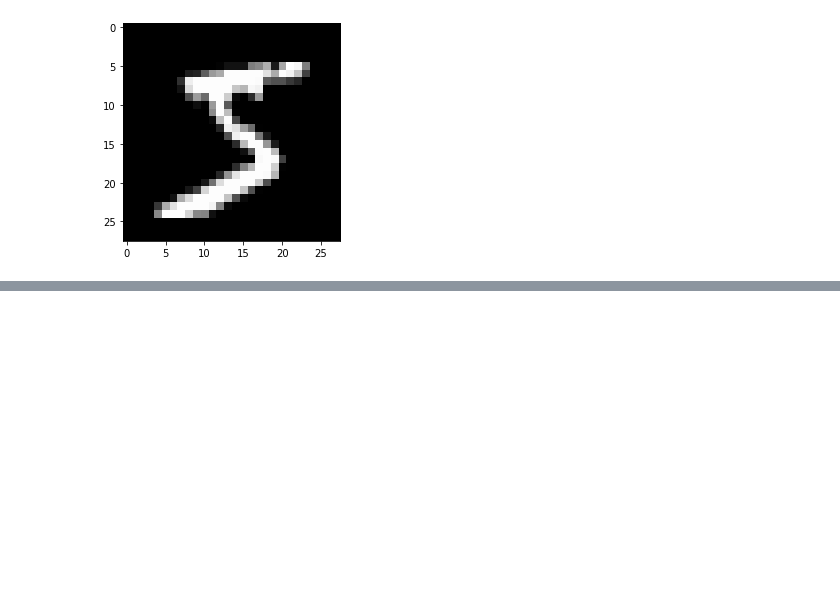
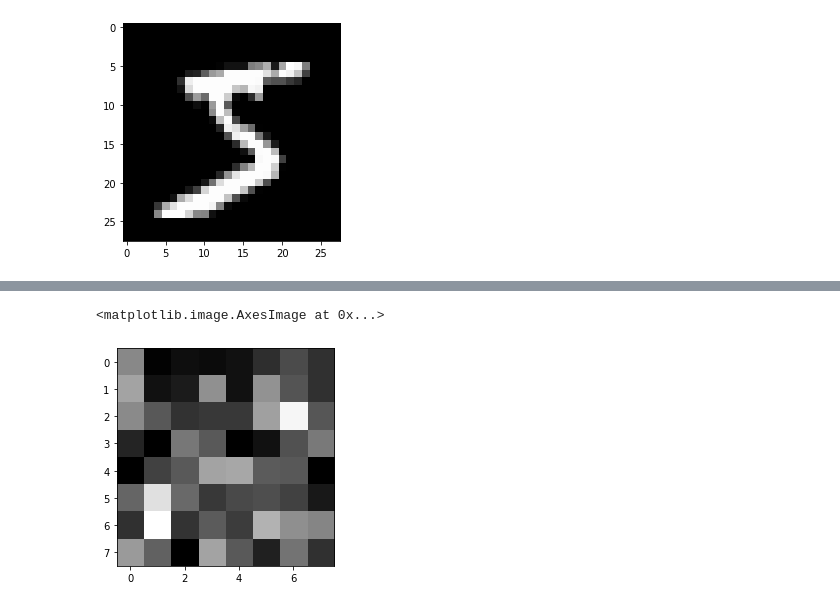
Before and after one commit to sebastiaanvdb/autoencoder-explore, a Jupyter notebook: notebooks/mnist-explore.ipynb, the cells around one changed output, grey strips where cells are left out. Saved outputs shown, nothing was run; the diff lists cells and outputs as text; code cells hidden in the pictures; blank space fills up the shorter version.

```diff
--- a/notebooks/mnist-explore.ipynb
+++ b/notebooks/mnist-explore.ipynb
@@ -15,0 +20,16 @@ Downloading data from https://storage.googleapis.com/tensorflow/tf-keras-dataset
+# %%
+# Build autoencoder
+encoder_input = keras.Input(shape=(28,28,1), name="img")
+flatten = keras.layers.Flatten()(encoder_input)
+encoder_output = keras.layers.Dense(64, activation="relu")(flatten)
+
+encoder = keras.Model(encoder_input, encoder_output, name="encoder")
+
+decoder_input = keras.layers.Dense(784, activation="relu")(encoder_output)
+decoder_output = keras.layers.Reshape((28,28,1))(decoder_input)
+
+opt = keras.optimizers.Adam(lr=0.001, decay=1e-6)
+
+autoencoder = keras.Model(encoder_input, decoder_output, name="autoencoder")
+autoencoder.compile(opt, loss="mse")
+autoencoder.summary()
@@ -15,0 +73,7 @@ Downloading data from https://storage.googleapis.com/tensorflow/tf-keras-dataset
+# %%
+# test encoding
+encoded_example = encoder.predict([test_image.reshape(-1, 28, 28, 1)])[0]
+plt.imshow(encoded_example.reshape(8,8), cmap="gray")
+# %% [output]
+<matplotlib.image.AxesImage at 0x...>
+[figure, added]
```
Also changed, not shown: parts of 9 cells of this notebook.
